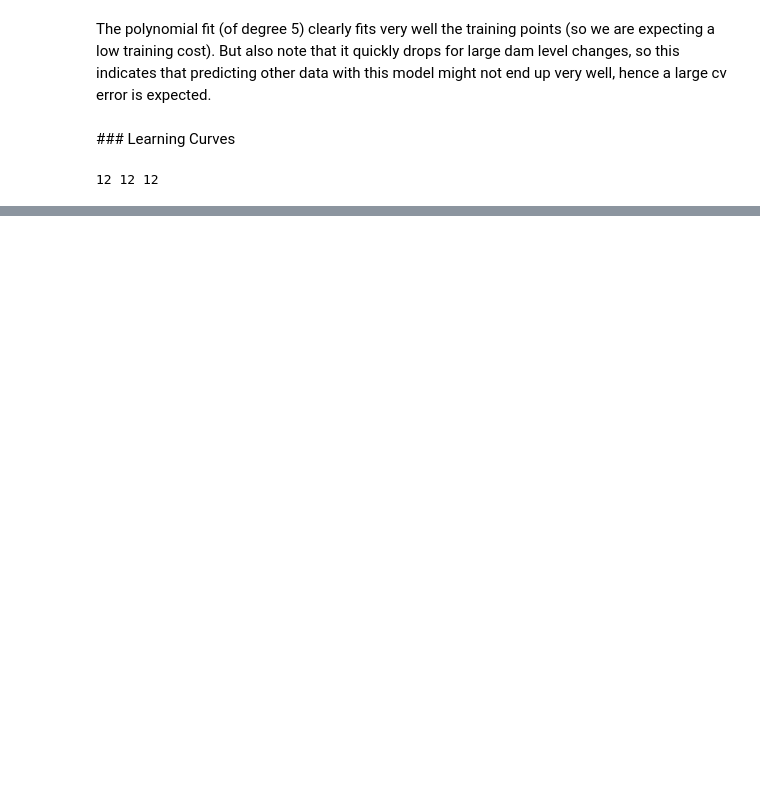
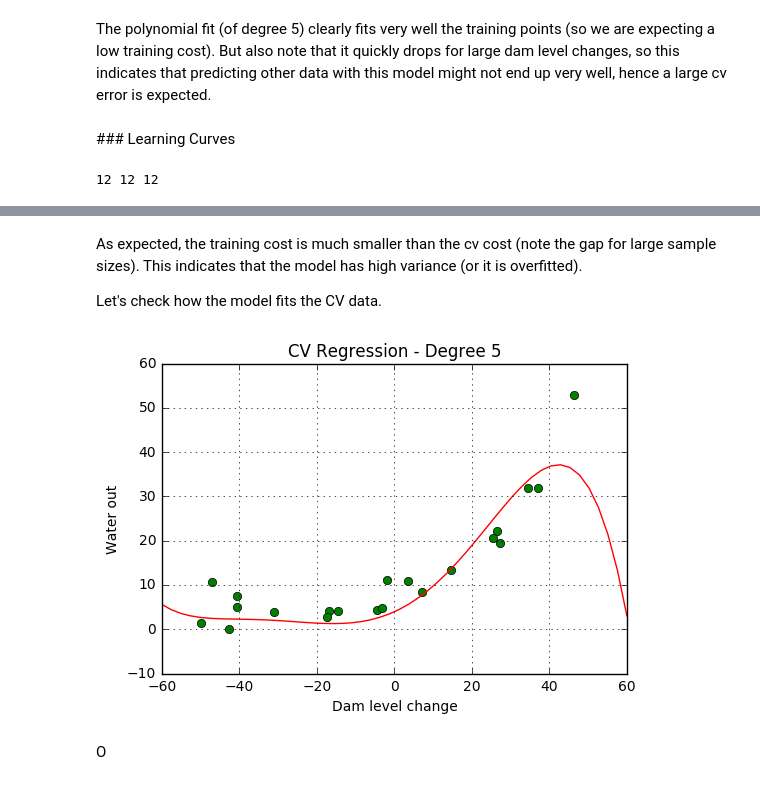
Before and after one commit to eduardbonada/ML-AndrewNg, a Jupyter notebook: ex5. Bias vs Variance/ex5. Bias vs Variance.ipynb, the cells around one changed output, grey strips where cells are left out. Cells and saved outputs as stored; diff of their text form; code cells hidden in the pictures; blank space fills up the shorter version.

```diff
--- a/ex5. Bias vs Variance/ex5. Bias vs Variance.ipynb
+++ b/ex5. Bias vs Variance/ex5. Bias vs Variance.ipynb
@@ -332,0 +335,12 @@ plotLearningCurve(m_values,j_tr,j_cv,'Learning curves - Degree '+str(poly_degree
+# %% [markdown]
+As expected, the training cost is much smaller than the cv cost (note the gap for large sample sizes). This indicates that the model has high variance (or it is overfitted).
+
+Let's check how the model fits the CV data.
+# %%
+# plot cross validation scatter data and regression line
+plotScatter(Xcv[:,1:],ycv,'CV Regression - Degree '+str(poly_degree),'Water out','Dam level change')
+plotPolynomialFit(theta_final, original_means_cv, original_std_devs_cv)
+# %% [output]
+[figure, added]
+# %% [markdown]
+O
```
Also changed, not shown: parts of 4 cells of this notebook.
